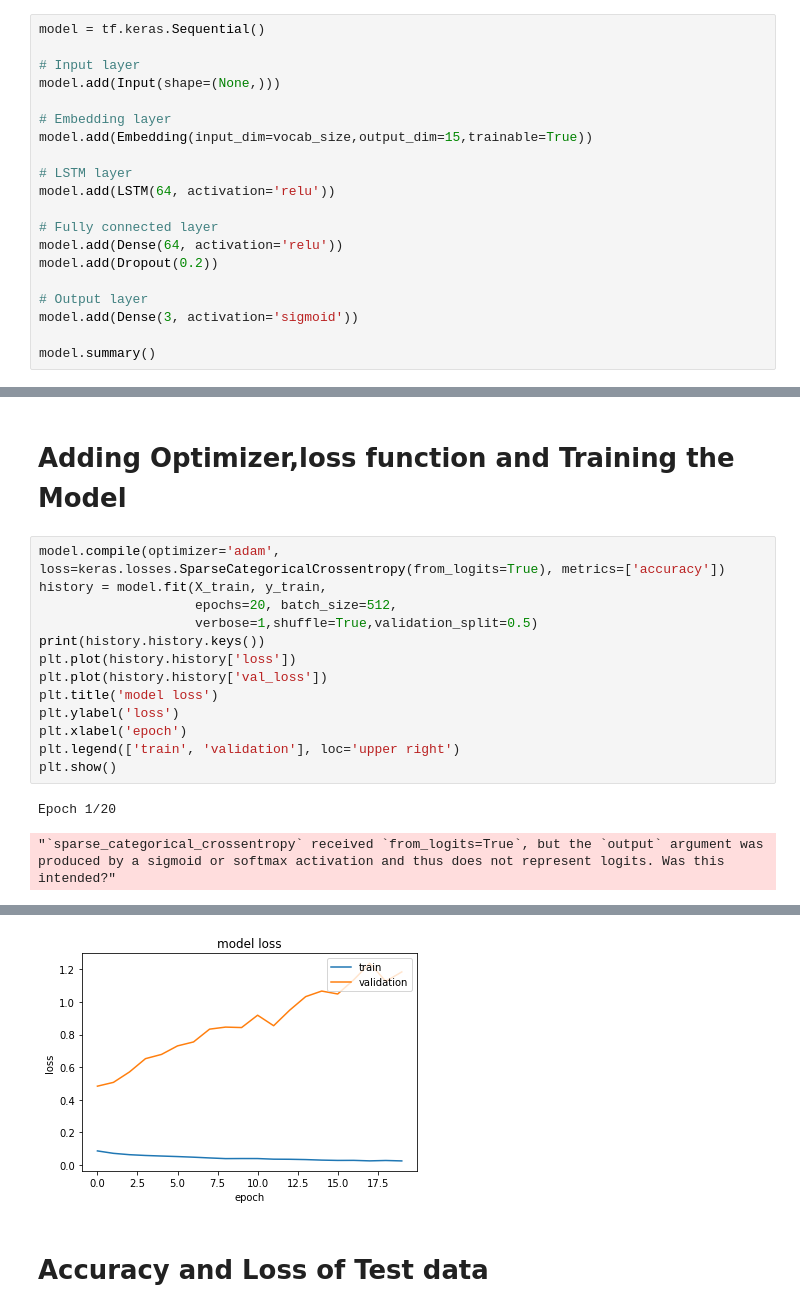
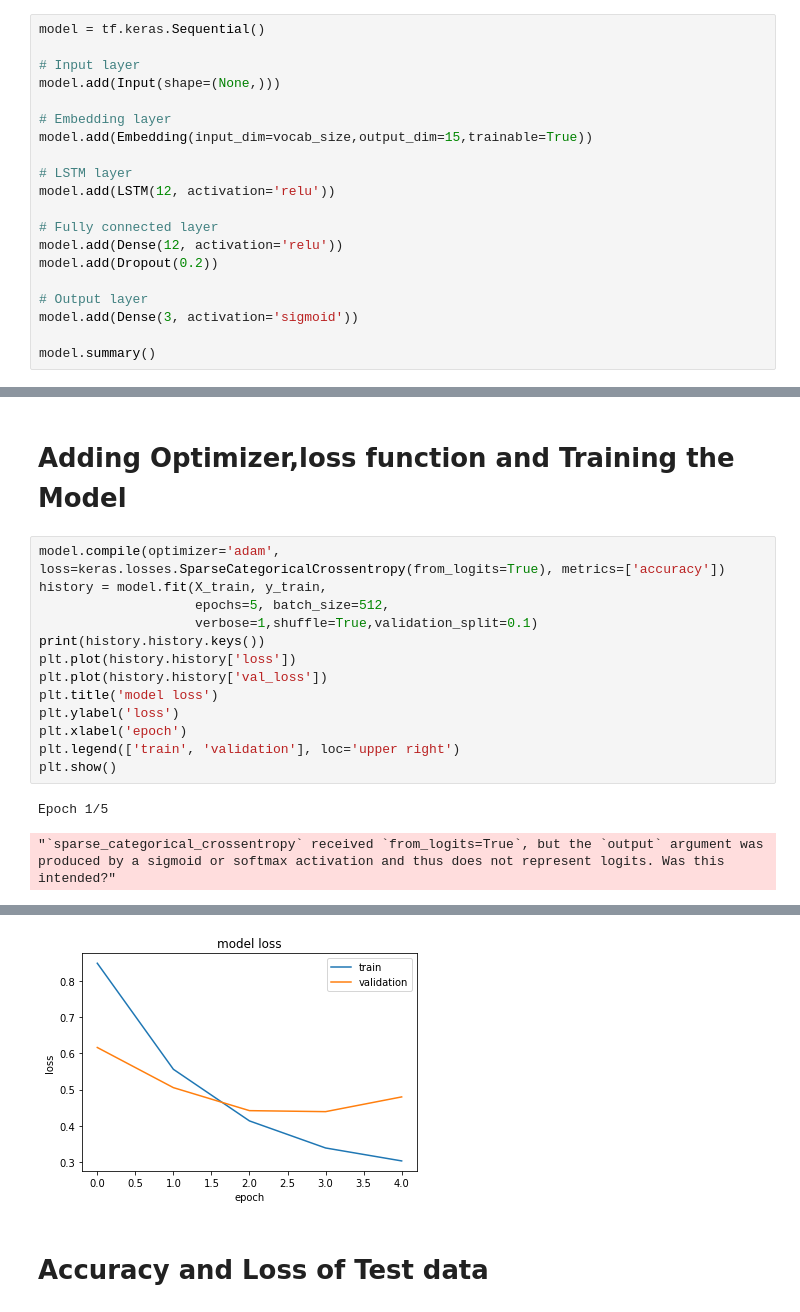
Before and after one commit to carissimo07/IA_2022, a Jupyter notebook: tweets.ipynb, the cells around one changed output, grey strips where cells are left out. Drawn from its saved outputs; the diff is of its cells as text.

```diff
--- a/tweets.ipynb
+++ b/tweets.ipynb
@@ -340,10 +342,10 @@ model.add(Input(shape=(None,)))
 model.add(Embedding(input_dim=vocab_size,output_dim=15,trainable=True))
 
 # LSTM layer
-model.add(LSTM(64, activation='relu'))
+model.add(LSTM(12, activation='relu'))
 
 # Fully connected layer
-model.add(Dense(64, activation='relu'))
+model.add(Dense(12, activation='relu'))
 model.add(Dropout(0.2))
 
 # Output layer
@@ -376,8 +378,8 @@ _________________________________________________________________
 # %%
 model.compile(optimizer='adam', loss=keras.losses.SparseCategoricalCrossentropy(from_logits=True), metrics=['accuracy'])
 history = model.fit(X_train, y_train,
-                    epochs=20, batch_size=512,
-                    verbose=1,shuffle=True,validation_split=0.5)
+                    epochs=5, batch_size=512,
+                    verbose=1,shuffle=True,validation_split=0.1)
 print(history.history.keys())
 plt.plot(history.history['loss'])
 plt.plot(history.history['val_loss'])
@@ -387,5 +389,5 @@ plt.xlabel('epoch')
 plt.legend(['train', 'validation'], loc='upper right')
 plt.show()
 # %% [output]
-Epoch 1/20
+Epoch 1/5
 "`sparse_categorical_crossentropy` received `from_logits=True`, but the `output` argument was produced by a sigmoid or softmax activation and thus does not represent logits. Was this intended?"
@@ -408,5 +403,5 @@ Epoch 20/20
 dict_keys(['loss', 'accuracy', 'val_loss', 'val_accuracy'])
-[figure, old version]
+[figure, new version]
 # %% [markdown]
 # **Accuracy and Loss of Test data**
 # %%
```
Also changed, not shown: parts of 8 cells of this notebook.
